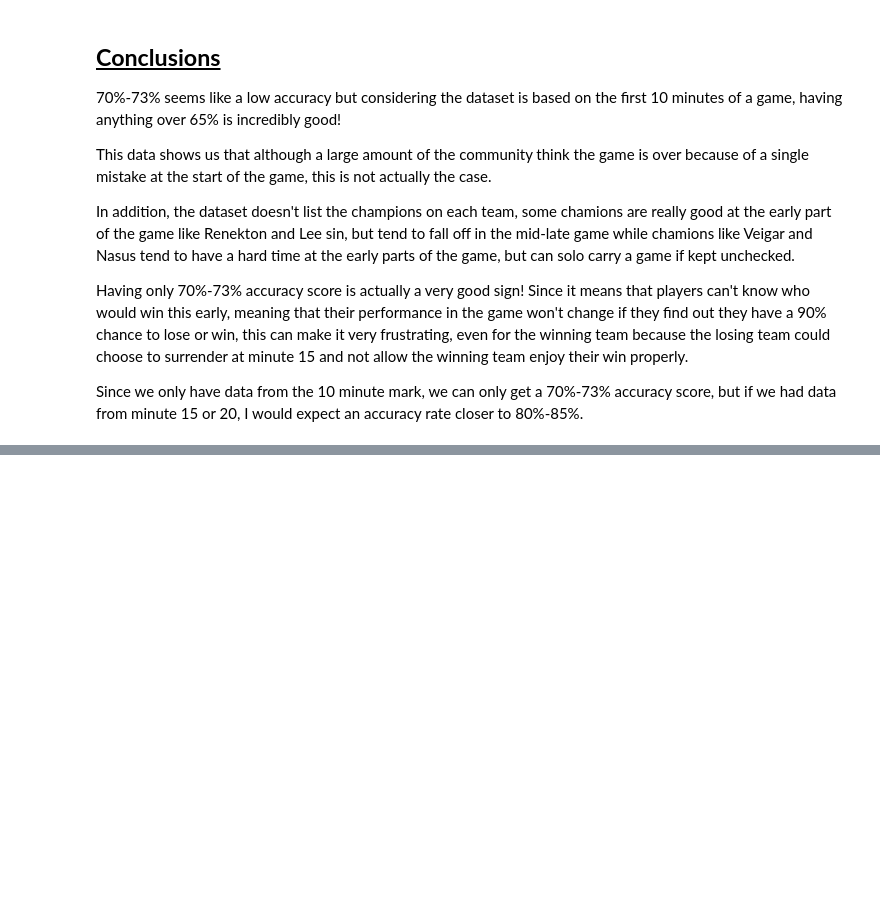
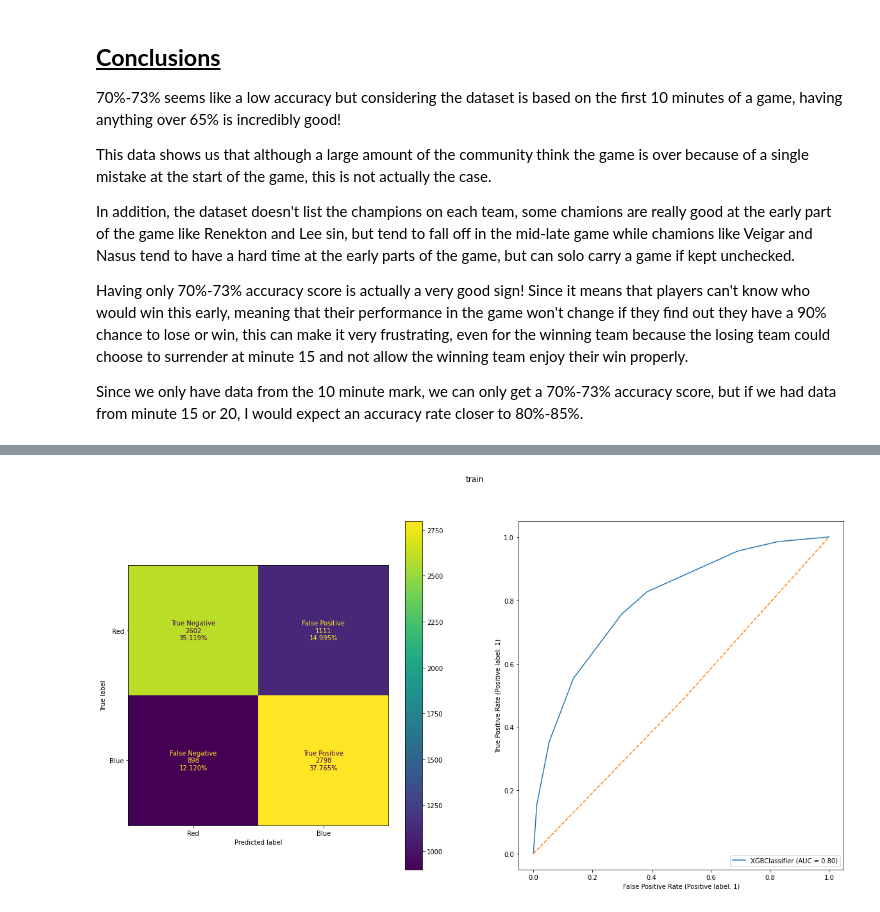
Before and after one commit to zivm20/Final-project-semester-2, a Jupyter notebook: Classification.ipynb, the cells around one changed output, grey strips where cells are left out. Drawn from its saved outputs; the diff is of its cells as text; code cells hidden in the pictures; blank space fills up the shorter version.

```diff
--- a/Classification.ipynb
+++ b/Classification.ipynb
@@ -549,0 +799,2 @@ Since we only have data from the 10 minute mark, we can only get a 70%-73% accur
+# %%
+params,estimators = param_search(grid,dtrain,dtest,y_train,y_test)
@@ -549,0 +821,4 @@ Since we only have data from the 10 minute mark, we can only get a 70%-73% accur
+# %%
+model = xgb.XGBClassifier(n_estimators = estimators, random_state=rnd,**params,eval_metric="mae")
+# %%
+model.fit(X_train_new,y_train)
@@ -549,0 +840,26 @@ Since we only have data from the 10 minute mark, we can only get a 70%-73% accur
+# %%
+def plot_model_results(model,X,y,title=""):
+
+    fig, (ax1, ax2) = plt.subplots(1, 2)
+    fig.suptitle(title)
+    cm = plot_confusion_matrix(model,X,y,display_labels=["Red","Blue"],values_format="d",ax=ax1)
+    fig.set_size_inches(20,10)
+    num = cm.text_[0][0].get_text()
+    txt = "True Negative"+ "\n" + num + "\n" + '{0:.3f}'.format(100*(int(num)/len(y)))+"%"
+    cm.text_[0][0].set_text(txt)
+
+    num = cm.text_[1][0].get_text()
+    txt = "False Negative"+ "\n" + num + "\n" + '{0:.3f}'.format(100*(int(num)/len(y)))+"%"
+    cm.text_[1][0].set_text(txt)
+
+    num = cm.text_[0][1].get_text()
+    txt = "False Positive"+ "\n" + num + "\n" + '{0:.3f}'.format(100*(int(num)/len(y)))+"%"
+    cm.text_[0][1].set_text(txt)
+
+    num = cm.text_[1][1].get_text()
+    txt = "True Positive"+ "\n" + num + "\n" + '{0:.3f}'.format(100*(int(num)/len(y)))+"%"
+    cm.text_[1][1].set_text(txt)
+
+    falsePosRate, truePosRate, _ = roc_curve(y,np.random.choice([0,1],size=len(y)))
+    plot_roc_curve(model,X,y,ax=ax2)
+    ax2.plot(falsePosRate, truePosRate, linestyle='--')
@@ -549,0 +879,5 @@ Since we only have data from the 10 minute mark, we can only get a 70%-73% accur
+# %%
+
+plot_model_results(model,X_train_new,y_train,title="train")
+# %% [output]
+[figure, added]
```
Also changed, not shown: parts of 50 cells of this notebook, 52 other files.
